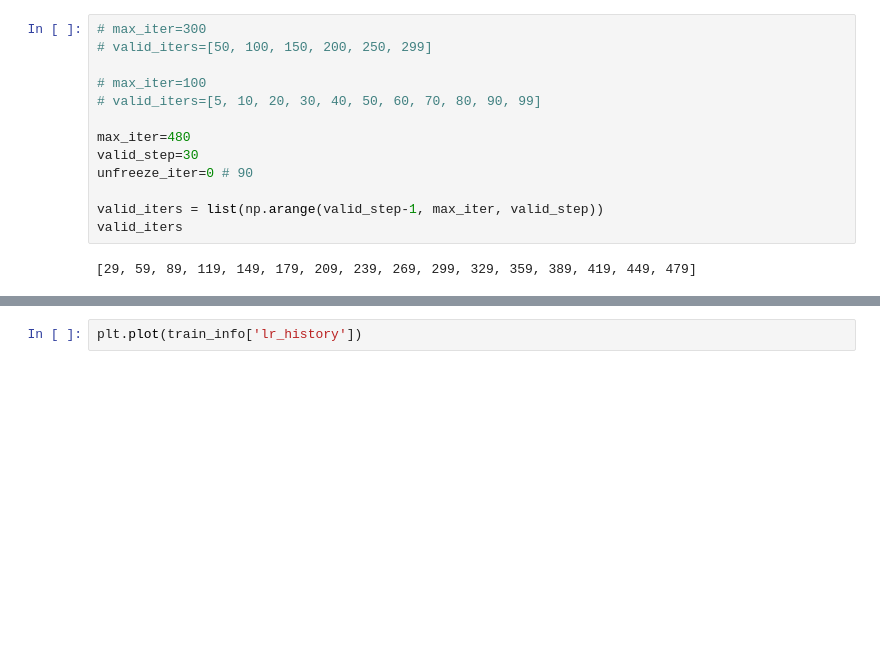
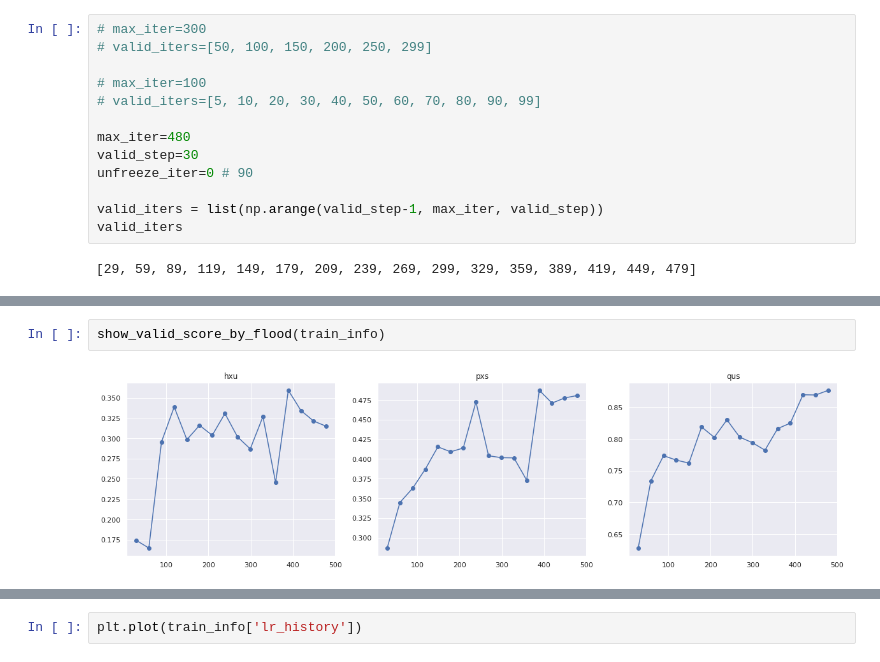
Before and after one commit to MIchaelKa/detect-flood-water, a Jupyter notebook: detect-flood-water-train.ipynb, the cells around one changed output, grey strips where cells are left out. Drawn from its saved outputs; the diff is of its cells as text; blank space fills up the shorter version.

```diff
--- a/detect-flood-water-train.ipynb
+++ b/detect-flood-water-train.ipynb
@@ -738,0 +741,4 @@ show_loss_and_score(train_info, start_from=1)
+# %%
+show_valid_score_by_flood(train_info)
+# %% [output]
+[figure, added]
```
Also changed, not shown: parts of 21 cells of this notebook, 2 other files.
